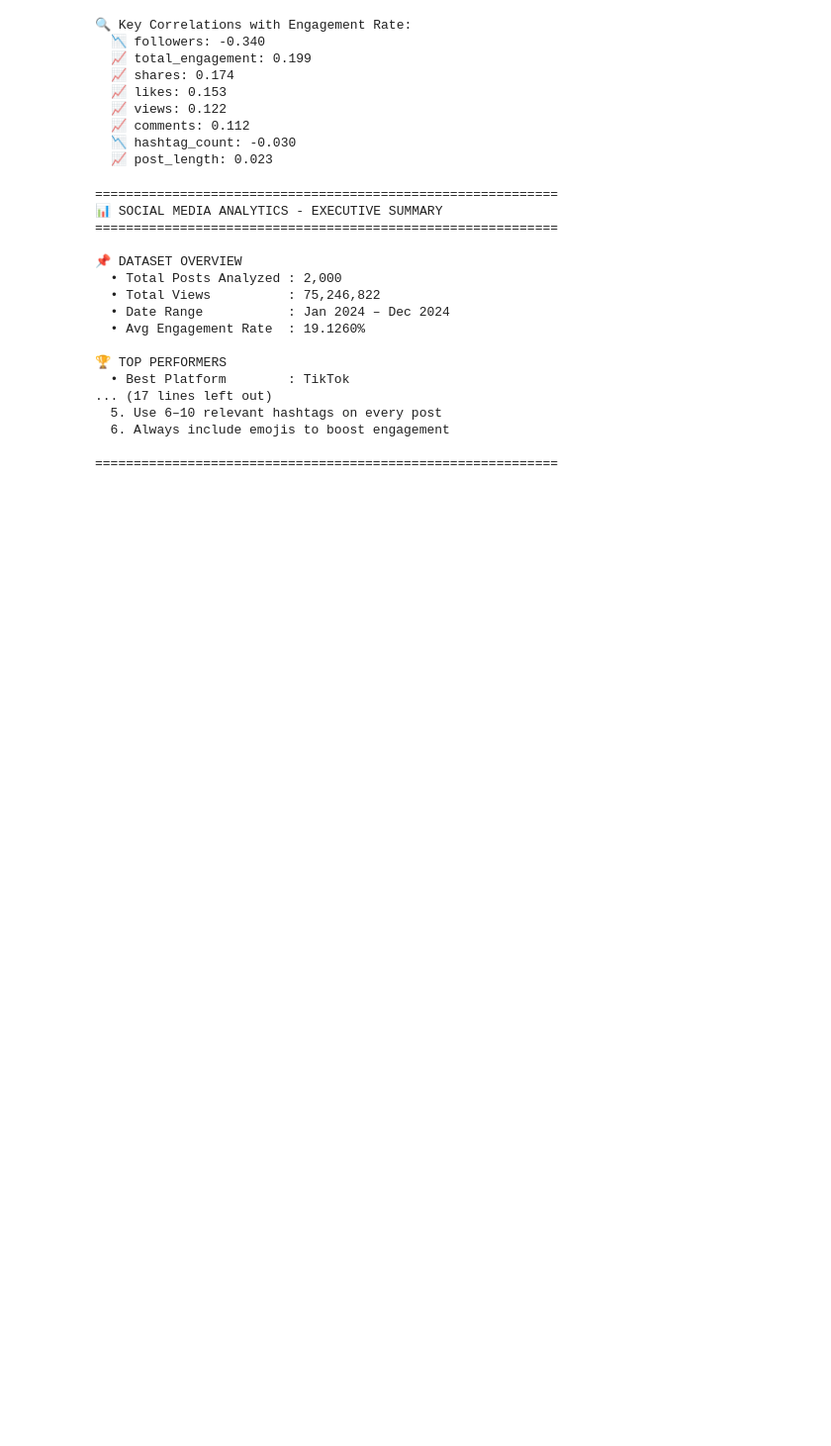
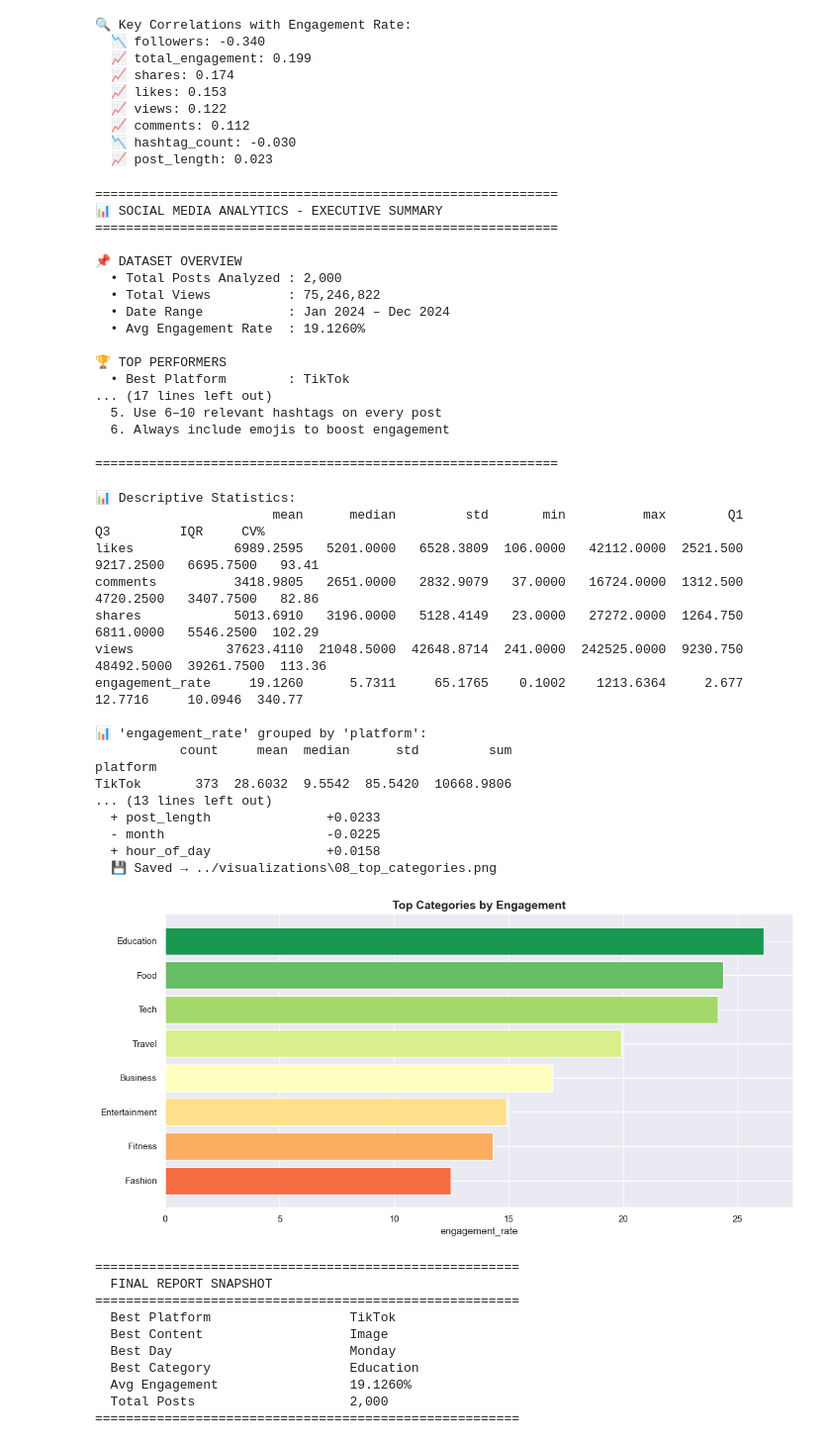
Before and after one commit to zzysyed/social-media-analytics-portfolio, a Jupyter notebook: notebooks/social_media_analysis.ipynb, the cells around one changed output. Shown at 99% size. Drawn from its saved outputs; the diff is of its cells as text; code cells hidden in the pictures; blank space fills up the shorter version.

Commit message:
Complete analysis - notebook, dashboard, PDF report, helpers all done

```diff
--- a/notebooks/social_media_analysis.ipynb
+++ b/notebooks/social_media_analysis.ipynb
@@ -424,3 +424,64 @@ print("=" * 60)
   6. Always include emojis to boost engagement
 
 ============================================================
+# %%
+# CELL 12: Using reusable helpers from src/
+import sys
+sys.path.append('../src')
+from analysis_helpers import (
+    descriptive_stats, group_stats,
+    correlation_summary, plot_top_n, print_summary, top_n_values
+)
+
+# Descriptive stats
+descriptive_stats(df, ['likes', 'comments', 'shares', 'views', 'engagement_rate'])
+
+# Group stats
+group_stats(df, 'platform', 'engagement_rate')
+
+# Correlation summary
+correlation_summary(df, 'engagement_rate')
+
+# Top categories chart
+plot_top_n(df, 'category', 'engagement_rate', n=8,
+           title='Top Categories by Engagement',
+           save_as='08_top_categories.png')
+
+# Summary print
+print_summary("FINAL REPORT SNAPSHOT", {
+    "Best Platform":   df.groupby('platform')['engagement_rate'].mean().idxmax(),
+    "Best Content":    df.groupby('content_type')['engagement_rate'].mean().idxmax(),
+    "Best Day":        df.groupby('day_of_week')['engagement_rate'].mean().idxmax(),
+    "Best Category":   df.groupby('category')['engagement_rate'].mean().idxmax(),
+    "Avg Engagement":  f"{df['engagement_rate'].mean():.4f}%",
+    "Total Posts":     f"{len(df):,}",
+})
+# %% [output]
+📊 Descriptive Statistics:
+                       mean      median         std       min          max        Q1          Q3         IQR     CV%
+likes             6989.2595   5201.0000   6528.3809  106.0000   42112.0000  2521.500   9217.2500   6695.7500   93.41
+comments          3418.9805   2651.0000   2832.9079   37.0000   16724.0000  1312.500   4720.2500   3407.7500   82.86
+shares            5013.6910   3196.0000   5128.4149   23.0000   27272.0000  1264.750   6811.0000   5546.2500  102.29
+views            37623.4110  21048.5000  42648.8714  241.0000  242525.0000  9230.750  48492.5000  39261.7500  113.36
+engagement_rate     19.1260      5.7311     65.1765    0.1002    1213.6364     2.677     12.7716     10.0946  340.77
+
+📊 'engagement_rate' grouped by 'platform':
+           count     mean  median      std         sum
+platform
+TikTok       373  28.6032  9.5542  85.5420  10668.9806
+... (13 lines left out)
+  + post_length               +0.0233
+  - month                     -0.0225
+  + hour_of_day               +0.0158
+  💾 Saved → ../visualizations\08_top_categories.png
+[figure, added]
+=======================================================
+  FINAL REPORT SNAPSHOT
+=======================================================
+  Best Platform                  TikTok
+  Best Content                   Image
+  Best Day                       Monday
+  Best Category                  Education
+  Avg Engagement                 19.1260%
+  Total Posts                    2,000
+=======================================================
```
Also changed, not shown: 7 other files.
